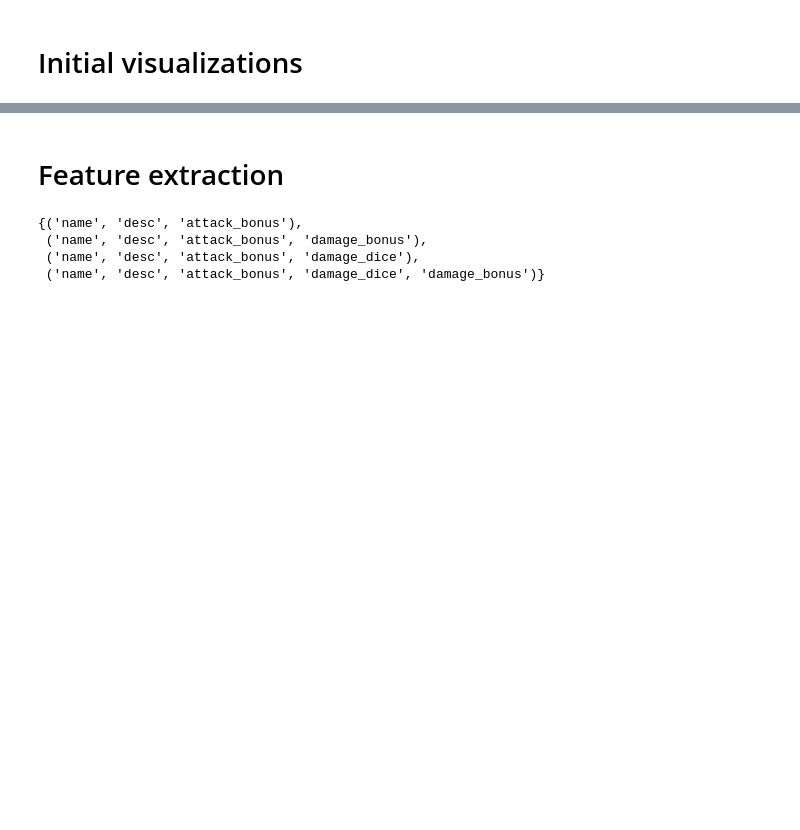
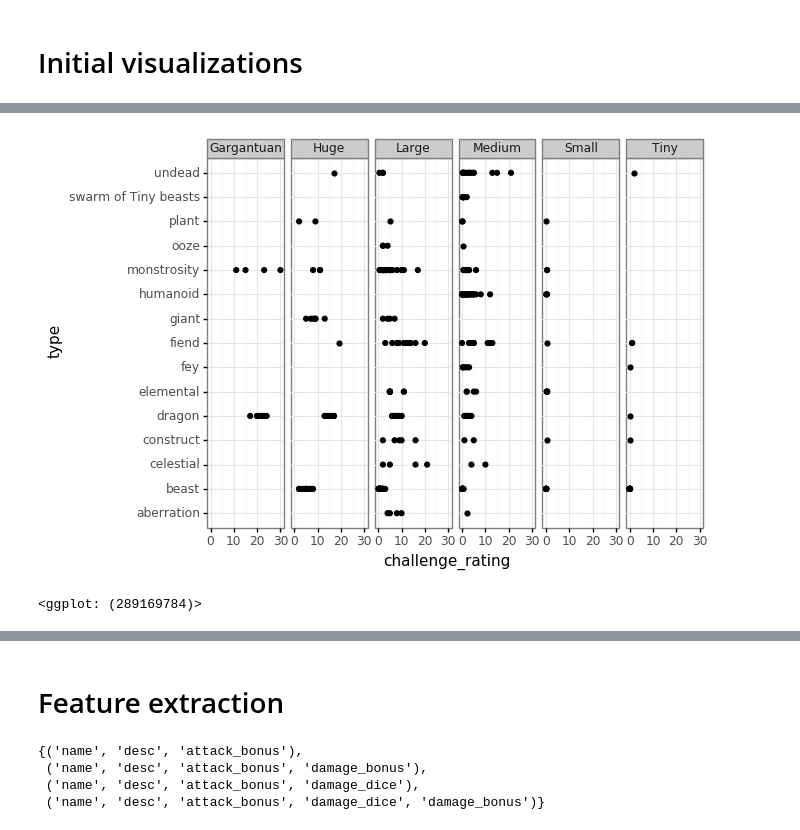
Before and after one commit to wisygig/cr, a Jupyter notebook: Exploratory analysis.ipynb, the cells around one changed output, grey strips where cells are left out. Cells and saved outputs as stored; diff of their text form; code cells hidden in the pictures; blank space fills up the shorter version.

```diff
--- a/Exploratory analysis.ipynb
+++ b/Exploratory analysis.ipynb
@@ -61,3 +55,9 @@ ggplot(a, aes(x='challenge_rating', y='armor_class')) + geom_boxplot() \
+# %%
+ggplot(monster_df, aes(x='type', y='challenge_rating')) + geom_point() \
+    + theme_bw() + coord_flip() + facet_grid('. ~ size')
+# %% [output]
+[figure, added]
+<ggplot: (289169784)>
 # %%
 ggplot(df, aes(x='size', y='hit_points')) + geom_boxplot() + theme_bw()
 # %% [output]
```
Also changed, not shown: parts of 14 cells of this notebook.
